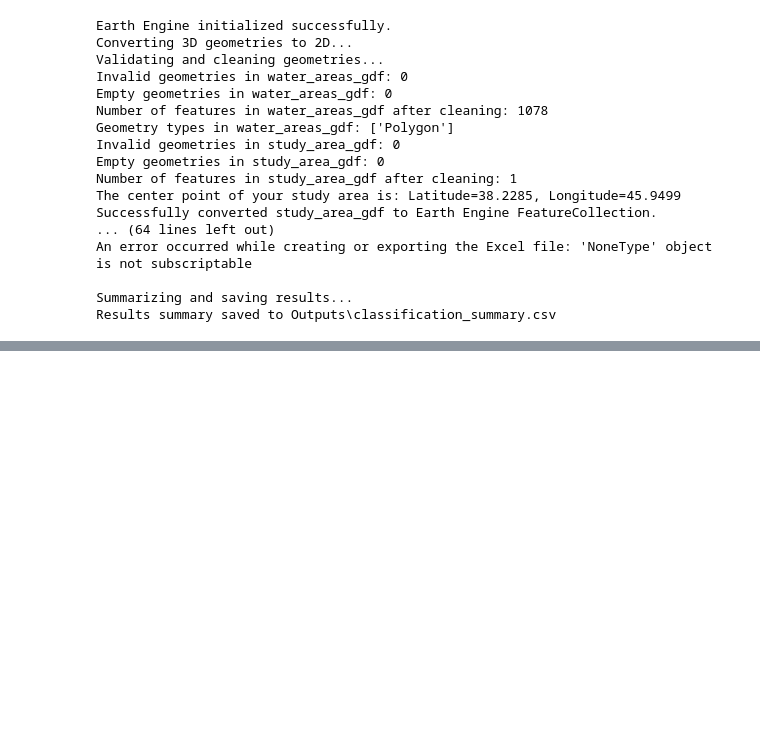
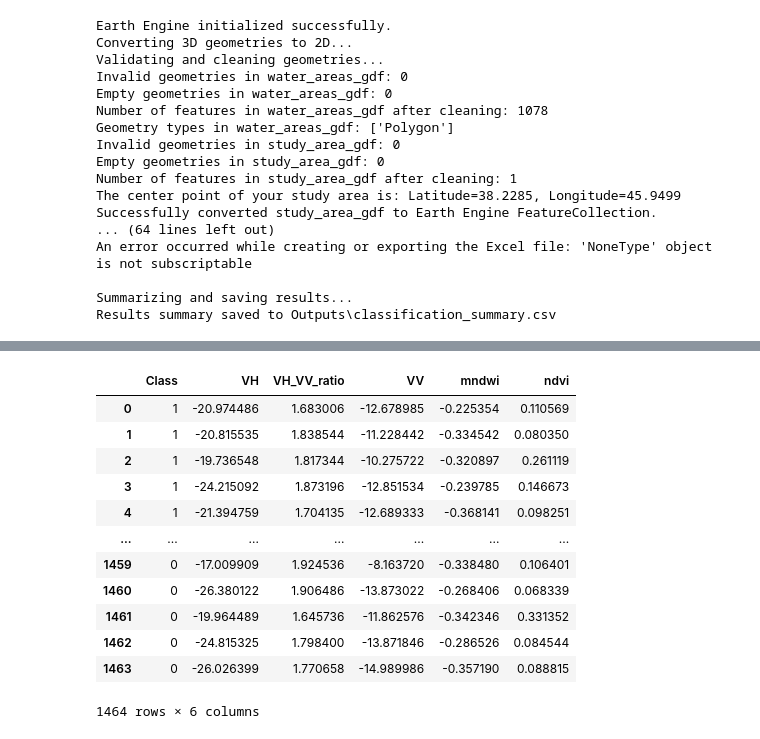
Before and after one commit to AliRezaee86/LC_Classification_ML, a Jupyter notebook: Sofian_New_model.ipynb, the cells around one changed output, grey strips where cells are left out. Drawn from its saved outputs; the diff is of its cells as text; code cells hidden in the pictures; blank space fills up the shorter version.

```diff
--- a/Sofian_New_model.ipynb
+++ b/Sofian_New_model.ipynb
@@ -2585,0 +3869,11 @@ except Exception as e:
+# %%
+import pandas as pd
+
+# Replace 'your_file_name.csv' with the actual path to your file
+df_Train_data = pd.read_csv('Outputs/testing_samples.csv')
+
+# Display the first 5 rows of the DataFrame
+print(df_Train_data.head())
+
+# To get information about the columns and data types
+print(df_Train_data.info())
@@ -2585,0 +3901,16 @@ except Exception as e:
+# %%
+df_Train_data
+# %% [output]
+|  | Class | VH | VH_VV_ratio | VV | mndwi | ndvi |
+| 0 | 1 | -20.974486 | 1.683006 | -12.678985 | -0.225354 | 0.110569 |
+| 1 | 1 | -20.815535 | 1.838544 | -11.228442 | -0.334542 | 0.080350 |
+| 2 | 1 | -19.736548 | 1.817344 | -10.275722 | -0.320897 | 0.261119 |
+| 3 | 1 | -24.215092 | 1.873196 | -12.851534 | -0.239785 | 0.146673 |
+| 4 | 1 | -21.394759 | 1.704135 | -12.689333 | -0.368141 | 0.098251 |
+| ... | ... | ... | ... | ... | ... | ... |
+| 1459 | 0 | -17.009909 | 1.924536 | -8.163720 | -0.338480 | 0.106401 |
+| 1460 | 0 | -26.380122 | 1.906486 | -13.873022 | -0.268406 | 0.068339 |
+| 1461 | 0 | -19.964489 | 1.645736 | -11.862576 | -0.342346 | 0.331352 |
+| 1462 | 0 | -24.815325 | 1.798400 | -13.871846 | -0.286526 | 0.084544 |
+| 1463 | 0 | -26.026399 | 1.770658 | -14.989986 | -0.357190 | 0.088815 |
+1464 rows × 6 columns
```
Also changed, not shown: parts of 6 cells of this notebook.
